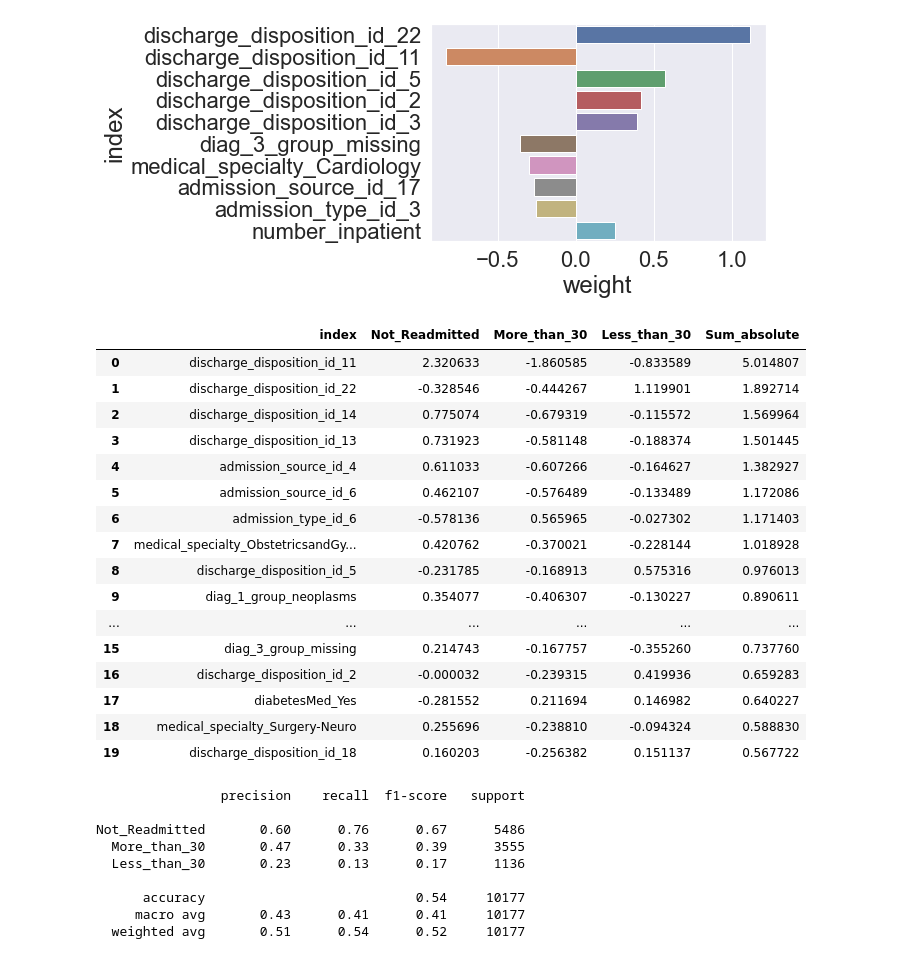
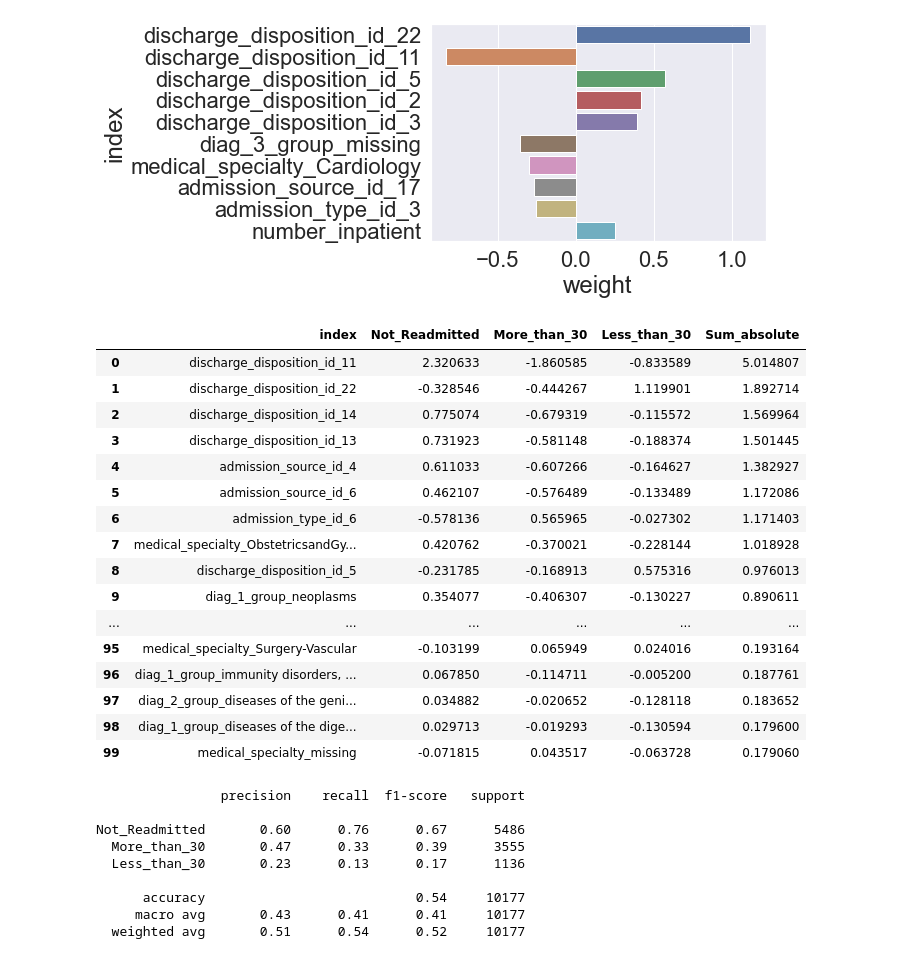
Before and after one commit to rickfontenot/QTW, a Jupyter notebook: Case Study 2/case2_rick.ipynb, the cells around one changed output. Drawn from its saved outputs; the diff is of its cells as text; code cells hidden in the pictures.

```diff
--- a/Case Study 2/case2_rick.ipynb
+++ b/Case Study 2/case2_rick.ipynb
@@ -1163,34 +1163,34 @@ ax = sns.barplot(y="index", x="weight", data=coefficients.head(10))
 # %%
 weights = lr_model_fit.coef_.T # take transpose to make a column vector
 variable_names = host_validation.drop(['readmitted'],axis=1).columns
 
 coefficients = pd.DataFrame(weights,variable_names)
 coefficients = coefficients.rename(columns={coefficients.columns[0]: 'Not_Readmitted'})
 coefficients = coefficients.rename(columns={coefficients.columns[1]: 'More_than_30'})
 coefficients = coefficients.rename(columns={coefficients.columns[2]: 'Less_than_30'})
 coefficients['Sum_absolute'] = abs(coefficients.Not_Readmitted) + abs(coefficients.More_than_30) + abs(coefficients.Less_than_30)
 coefficients = coefficients.sort_values(by='Sum_absolute', key=abs, ascending=False)
 coefficients.reset_index(level=0, inplace=True)
 
-coefficients.head(20)
+coefficients.head(100)
 # %% [output]
 |  | index | Not_Readmitted | More_than_30 | Less_than_30 | Sum_absolute |
 | 0 | discharge_disposition_id_11 | 2.320633 | -1.860585 | -0.833589 | 5.014807 |
 | 1 | discharge_disposition_id_22 | -0.328546 | -0.444267 | 1.119901 | 1.892714 |
 | 2 | discharge_disposition_id_14 | 0.775074 | -0.679319 | -0.115572 | 1.569964 |
 | 3 | discharge_disposition_id_13 | 0.731923 | -0.581148 | -0.188374 | 1.501445 |
 | 4 | admission_source_id_4 | 0.611033 | -0.607266 | -0.164627 | 1.382927 |
 | 5 | admission_source_id_6 | 0.462107 | -0.576489 | -0.133489 | 1.172086 |
 | 6 | admission_type_id_6 | -0.578136 | 0.565965 | -0.027302 | 1.171403 |
 | 7 | medical_specialty_ObstetricsandGy... | 0.420762 | -0.370021 | -0.228144 | 1.018928 |
 | 8 | discharge_disposition_id_5 | -0.231785 | -0.168913 | 0.575316 | 0.976013 |
 | 9 | diag_1_group_neoplasms | 0.354077 | -0.406307 | -0.130227 | 0.890611 |
 | ... | ... | ... | ... | ... | ... |
-| 15 | diag_3_group_missing | 0.214743 | -0.167757 | -0.355260 | 0.737760 |
-| 16 | discharge_disposition_id_2 | -0.000032 | -0.239315 | 0.419936 | 0.659283 |
-| 17 | diabetesMed_Yes | -0.281552 | 0.211694 | 0.146982 | 0.640227 |
-| 18 | medical_specialty_Surgery-Neuro | 0.255696 | -0.238810 | -0.094324 | 0.588830 |
-| 19 | discharge_disposition_id_18 | 0.160203 | -0.256382 | 0.151137 | 0.567722 |
+| 95 | medical_specialty_Surgery-Vascular | -0.103199 | 0.065949 | 0.024016 | 0.193164 |
+| 96 | diag_1_group_immunity disorders, ... | 0.067850 | -0.114711 | -0.005200 | 0.187761 |
+| 97 | diag_2_group_diseases of the geni... | 0.034882 | -0.020652 | -0.128118 | 0.183652 |
+| 98 | diag_1_group_diseases of the dige... | 0.029713 | -0.019293 | -0.130594 | 0.179600 |
+| 99 | medical_specialty_missing | -0.071815 | 0.043517 | -0.063728 | 0.179060 |
 # %%
 from sklearn.metrics import classification_report
 print(classification_report(y_host_validate,lr_validation_predictions,
```
Also changed, not shown: parts of 1 cell of this notebook.
